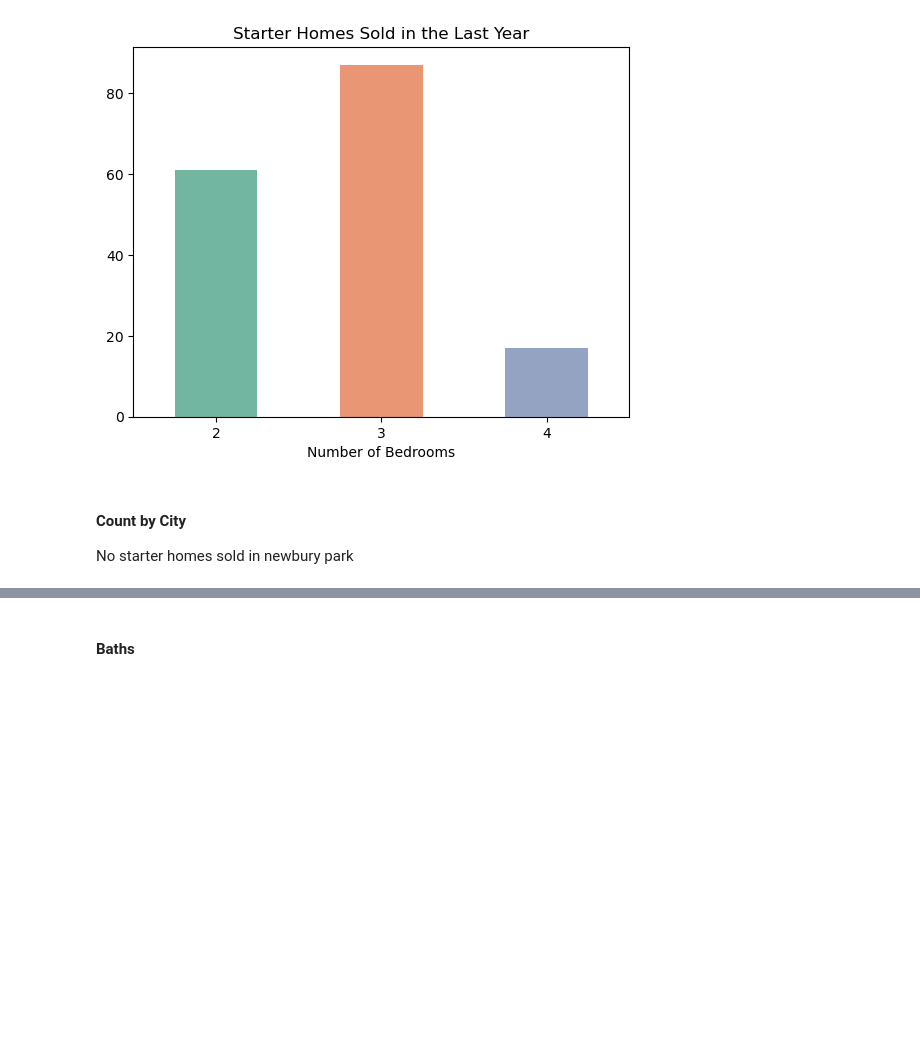
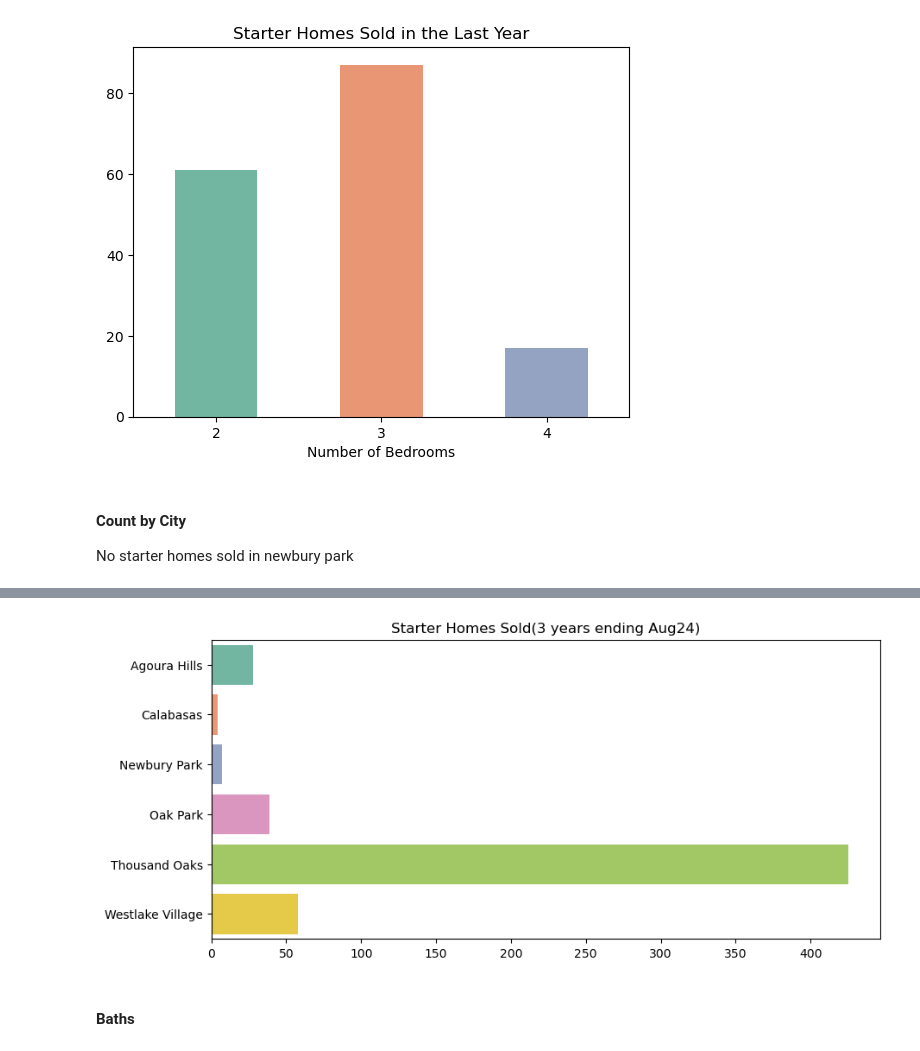
Before and after one commit to StarkArk/Local_Real_Estate_Analysis, a Jupyter notebook: real_estate_eda.ipynb, the cells around one changed output, grey strips where cells are left out. Drawn from its saved outputs; the diff is of its cells as text; code cells hidden in the pictures; blank space fills up the shorter version.

```diff
--- a/real_estate_eda.ipynb
+++ b/real_estate_eda.ipynb
@@ -271,3 +281,22 @@ plt.savefig('Images/starterhomelocation_lastyear.svg', format='svg')
+# %%
+# Last Three Years
+city_count3 = re_df.groupby('city')['city'].count()
+
+# city_count = city_count.reset_index()
+city_count3_df = pd.DataFrame()
+city_count3_df['city'] = city_count3.index
+city_count3_df['count'] = city_count3.unique()
+
+plt.figure(figsize=(10,4.5))
+
+ax = sns.barplot(city_count3_df, x='count', y='city', palette='Set2')
+ax.set_xlabel('')
+ax.set_ylabel('')
+ax.set_title('Starter Homes Sold(3 years ending Aug24)')
+
+plt.savefig('Images/starterhomelocation_last3year.svg', format='svg')
+# %% [output]
+[figure, added]
 # %% [markdown]
 #### Baths
 # %%
```
Also changed, not shown: parts of 2 cells of this notebook, 3 other files.
